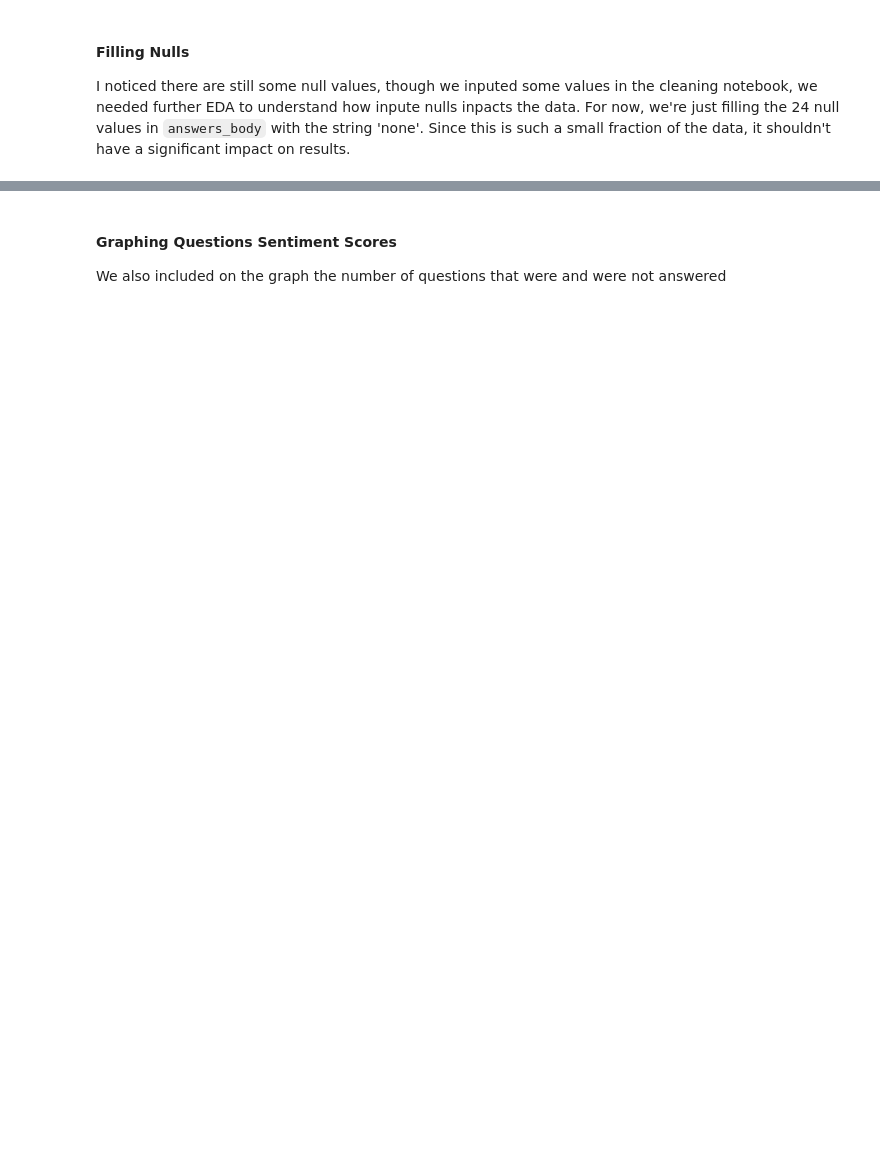
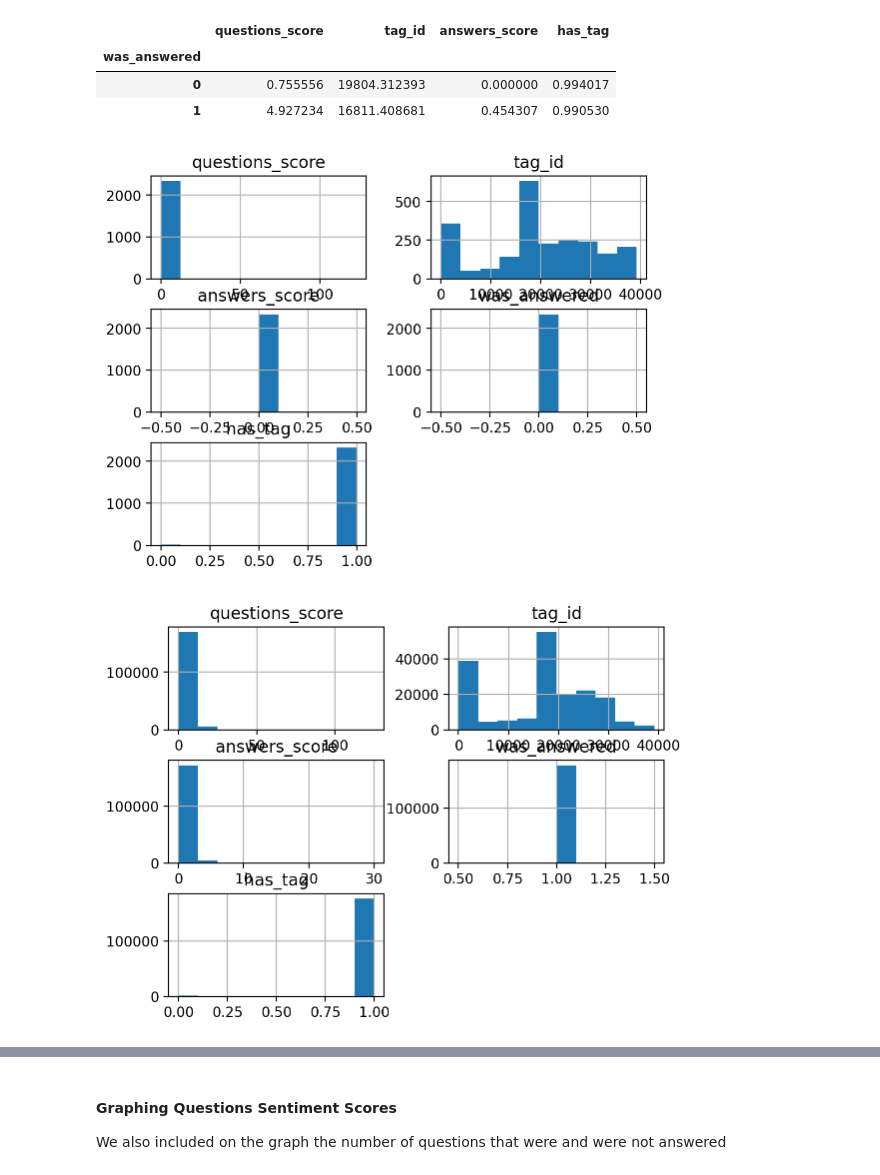
Before and after one commit to reneemarama/career_village, a Jupyter notebook: 3a_NLP_EDA.ipynb, the cells around one changed output, grey strips where cells are left out. Drawn from its saved outputs; the diff is of its cells as text; code cells hidden in the pictures; blank space fills up the shorter version.

```diff
--- a/3a_NLP_EDA.ipynb
+++ b/3a_NLP_EDA.ipynb
@@ -73,4 +64,12 @@ dtype: object
-# %% [markdown]
-#### Filling Nulls
-
-I noticed there are still some null values, though we inputed some values in the cleaning notebook, we needed further EDA to understand how inpute nulls inpacts the data. For now, we're just filling the 24 null values in `answers_body` with the string 'none'. Since this is such a small fraction of the data, it shouldn't have a significant impact on results.
+# %%
+data.groupby('was_answered').mean()
+# %% [output]
+|  | questions_score | tag_id | answers_score | has_tag |
+| was_answered |  |  |  |  |
+| 0 | 0.755556 | 19804.312393 | 0.000000 | 0.994017 |
+| 1 | 4.927234 | 16811.408681 | 0.454307 | 0.990530 |
+# %%
+data.groupby('was_answered').hist();
+# %% [output]
+[figure, added]
+[figure, added]
```
Also changed, not shown: parts of 27 cells of this notebook, 1 other file.
